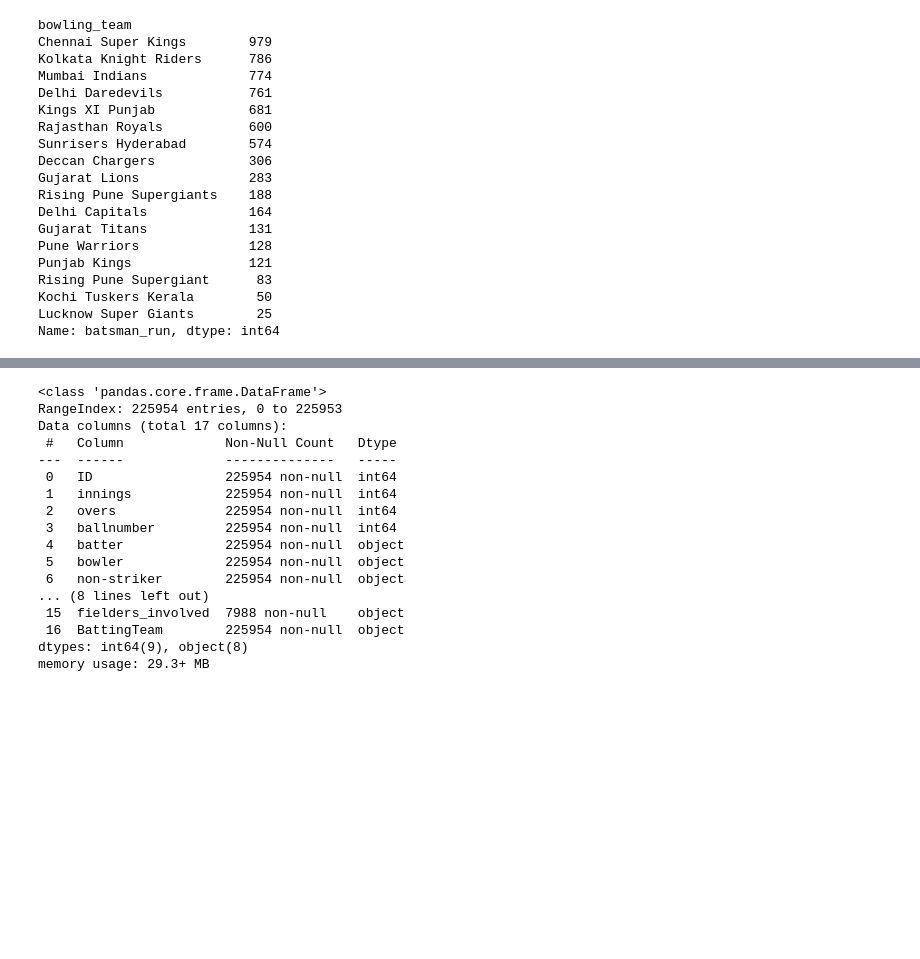
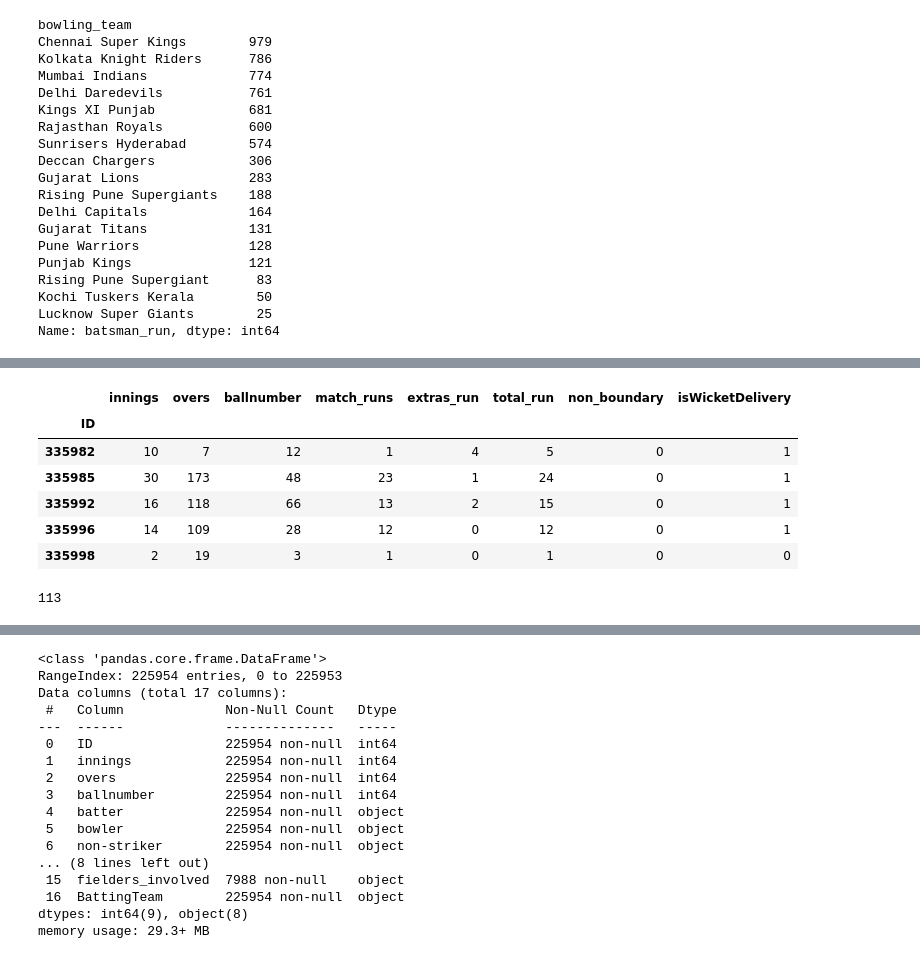
Before and after one commit to Tejz0560/IPL-Player-Stats-Analysis, a Jupyter notebook: Players_stats.ipynb, the cells around one changed output, grey strips where cells are left out. Drawn from its saved outputs; the diff is of its cells as text; code cells hidden in the pictures; blank space fills up the shorter version.

```diff
--- a/Players_stats.ipynb
+++ b/Players_stats.ipynb
@@ -4,8 +4,11 @@ Loading Dataset
 import numpy as np
 import pandas as pd
 # %%
-data = pd.read_csv('IPL_Ball_by_Ball.csv')
-ipl_data = pd.read_csv('IPL_Data.csv')
+data1 = pd.read_csv('IPL_Ball_by_Ball.csv')
+ipl_data1 = pd.read_csv('IPL_Data.csv')
+# %%
+data = data1.copy()
+ipl_data = ipl_data1.copy()
 # %%
 ipl_data.head(3)
 # %% [output]
@@ -43,7 +46,7 @@ array([nan, 'caught', 'caught and bowled', 'run out', 'bowled', 'stumped',
        'lbw', 'hit wicket', 'retired hurt', 'retired out',
        'obstructing the field'], dtype=object)
 # %%
-vk = data[data['batter']=='V Kohli']
+vk = data[data['batter']=='V Kohli'].copy()
 vk[vk['kind']=='run out']['non-striker'].value_counts()
 # %% [output]
 AB de Villiers    3
@@ -172,0 +226,13 @@ Name: batsman_run, dtype: int64
+# %%
+df = vk[vk.innings.isin([1, 2])].copy()
+gb = df.groupby('ID').sum()
+gb.rename(columns={'batsman_run':'match_runs'},inplace=True)
+gb.head()
+# %% [output]
+|  | innings | overs | ballnumber | match_runs | extras_run | total_run | non_boundary | isWicketDelivery |
+| ID |  |  |  |  |  |  |  |  |
+| 335982 | 10 | 7 | 12 | 1 | 4 | 5 | 0 | 1 |
+| 335985 | 30 | 173 | 48 | 23 | 1 | 24 | 0 | 1 |
+| 335992 | 16 | 118 | 66 | 13 | 2 | 15 | 0 | 1 |
+| 335996 | 14 | 109 | 28 | 12 | 0 | 12 | 0 | 1 |
+| 335998 | 2 | 19 | 3 | 1 | 0 | 1 | 0 | 0 |
@@ -172,0 +241,4 @@ Name: batsman_run, dtype: int64
+# %%
+virat['match_runs'].max()
+# %% [output]
+113
```
Also changed, not shown: parts of 11 cells of this notebook, 1 other file.
